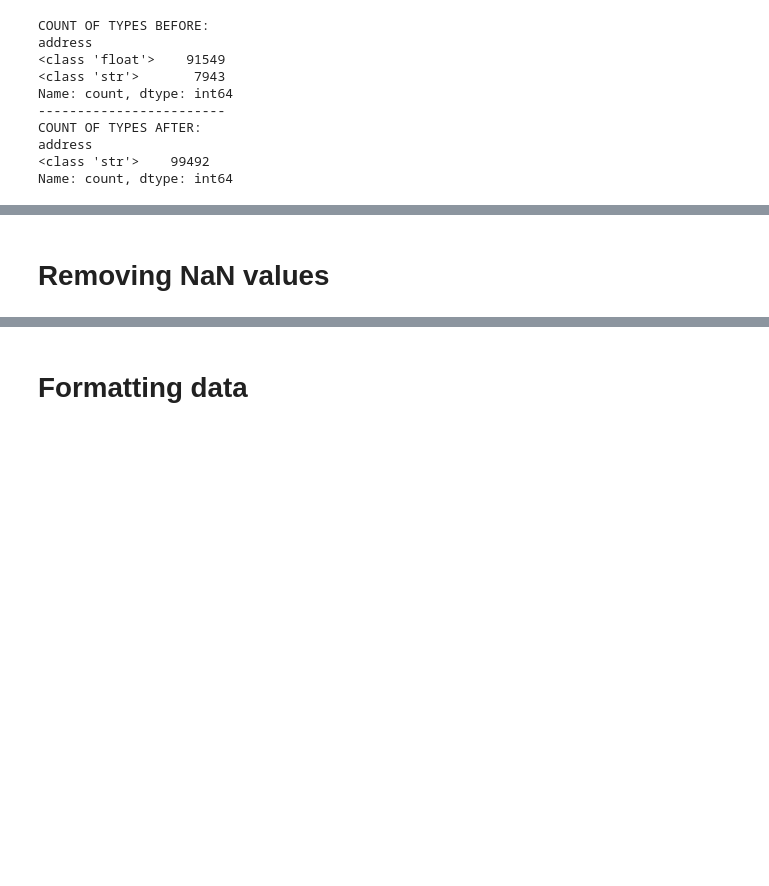
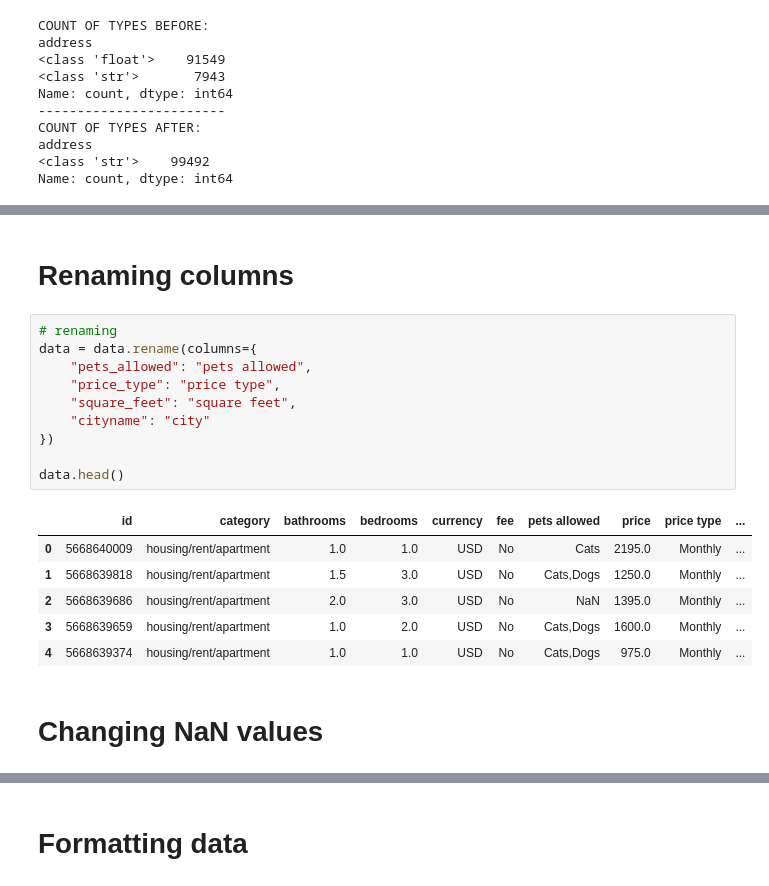
Before and after one commit to tghcb9/dataanalytics-project1-group6, a Jupyter notebook: personal_folders/tyler_work/Data Review.ipynb, the cells around one changed output, grey strips where cells are left out. Saved outputs shown, nothing was run; the diff lists cells and outputs as text; blank space fills up the shorter version.

```diff
--- a/personal_folders/tyler_work/Data Review.ipynb
+++ b/personal_folders/tyler_work/Data Review.ipynb
@@ -39,5 +59,24 @@ Name: count, dtype: int64
+# %% [markdown]
+# Renaming columns
+# %%
+# renaming
+data = data.rename(columns={
+    "pets_allowed": "pets allowed",
+    "price_type": "price type",
+    "square_feet": "square feet",
+    "cityname": "city"
+})
+
+data.head()
+# %% [output]
+|  | id | category | bathrooms | bedrooms | currency | fee | pets allowed | price | price type | ... |
+| 0 | 5668640009 | housing/rent/apartment | 1.0 | 1.0 | USD | No | Cats | 2195.0 | Monthly | ... |
+| 1 | 5668639818 | housing/rent/apartment | 1.5 | 3.0 | USD | No | Cats,Dogs | 1250.0 | Monthly | ... |
+| 2 | 5668639686 | housing/rent/apartment | 2.0 | 3.0 | USD | No | NaN | 1395.0 | Monthly | ... |
+| 3 | 5668639659 | housing/rent/apartment | 1.0 | 2.0 | USD | No | Cats,Dogs | 1600.0 | Monthly | ... |
+| 4 | 5668639374 | housing/rent/apartment | 1.0 | 1.0 | USD | No | Cats,Dogs | 975.0 | Monthly | ... |
 # %% [markdown]
-# Removing NaN values
+# Changing NaN values
 # %%
 data.info()
 # %% [output]
```
Also changed, not shown: parts of 29 cells of this notebook, 1 other file.
